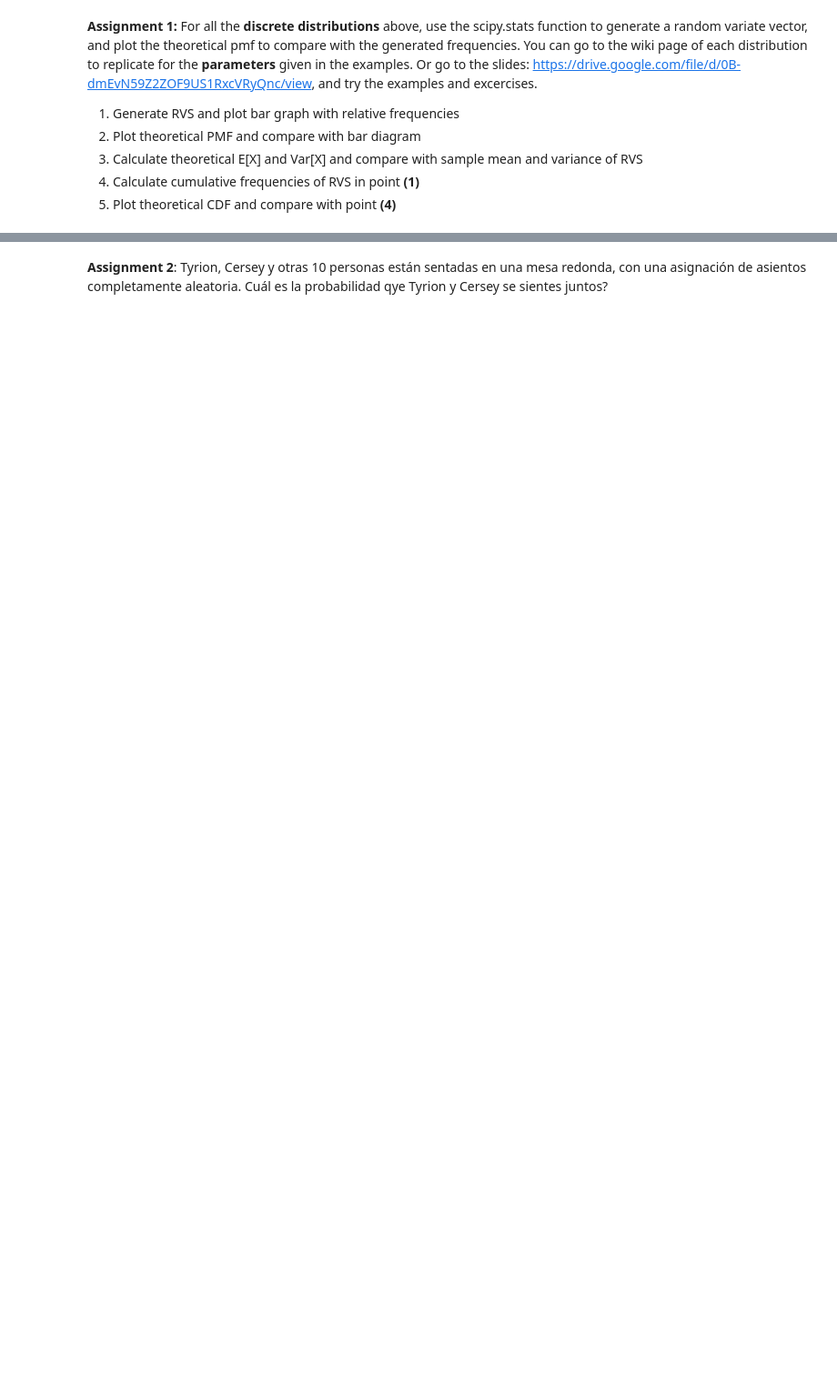
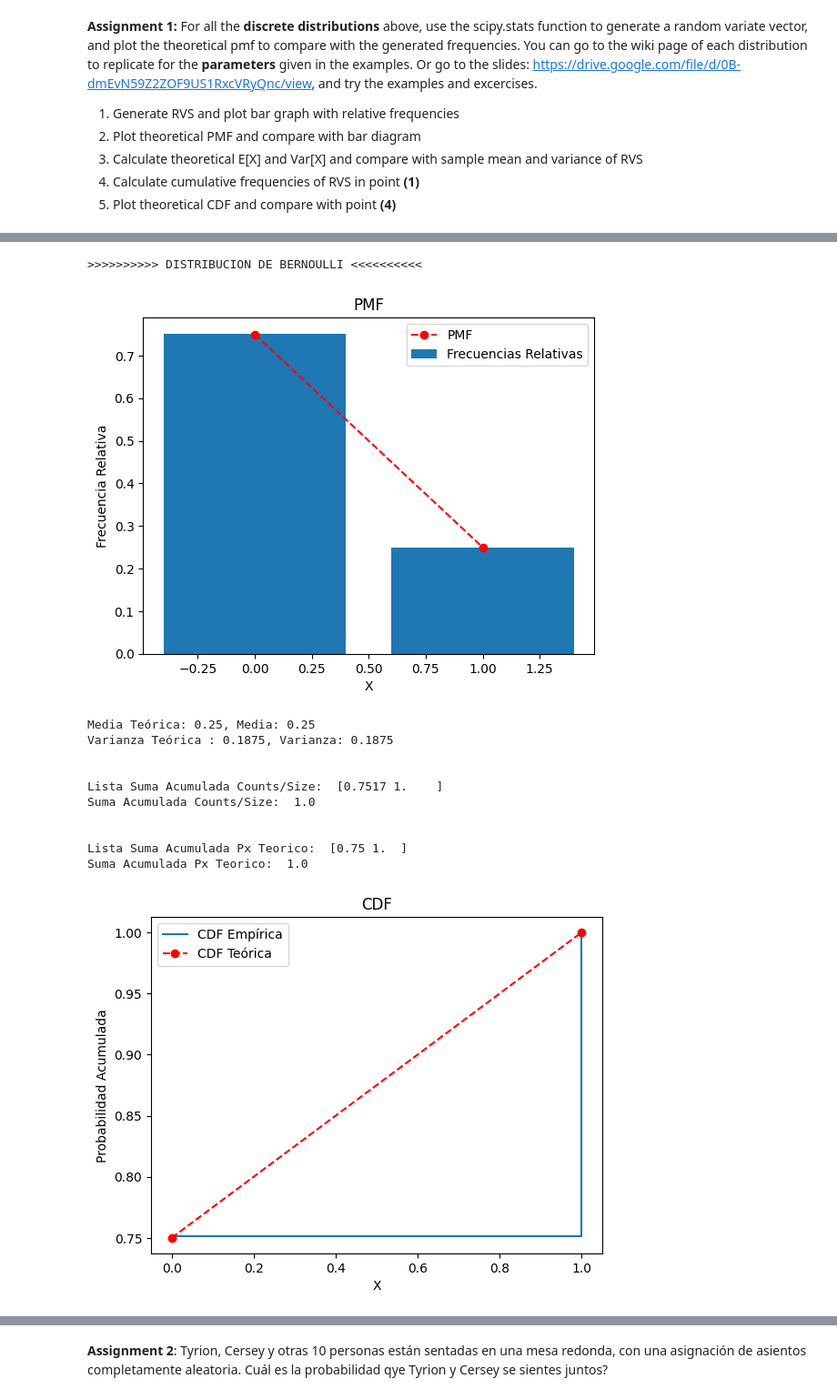
Before and after one commit to CHACHO617/Taller1ModelosYSimulacoin, a Jupyter notebook: Taller 5.ipynb, the cells around one changed output, grey strips where cells are left out. Shown at 91% size. Cells and saved outputs as stored; diff of their text form; code cells hidden in the pictures; blank space fills up the shorter version.

```diff
--- a/Taller 5.ipynb
+++ b/Taller 5.ipynb
@@ -785,0 +778,73 @@ Suma Acumulada Px Teorico:  0.9999236715846564
+# %%
+import numpy as np
+from scipy.stats import bernoulli
+import matplotlib.pyplot as plt
+
+print('>>>>>>>>>> DISTRIBUCION DE BERNOULLI <<<<<<<<<<')
+
+# Punto 1 ------------------------------------------------------
+
+# Generate Random Variates (RVS) and plot bar graph with relative frequencies
+size = 10000
+p = 0.25
+RVS = bernoulli.rvs(p, size=size)
+unique, counts = np.unique(RVS, return_counts=True)
+plt.bar(unique, counts / size, label='Frecuencias Relativas')
+
+# Punto 2 ------------------------------------------------------
+
+# Plot theoretical PMF and compare with bar diagram
+x_theoretical = np.array([0, 1])
+px_theoretical = bernoulli.pmf(x_theoretical, p)
+plt.plot(x_theoretical, px_theoretical, '--ro', label='PMF')
+plt.xlabel('X')
+plt.ylabel('Frecuencia Relativa')
+plt.title('PMF')
+plt.legend()
+plt.show()
+
+# Punto 3 ------------------------------------------------------
+# Calculate theoretical E[X] and Var[X] and compare with sample mean and variance of RVS
+theoretical_mean = p
+theoretical_variance = p*(1-p)
+
+sample_mean = bernoulli.mean(p)
+sample_variance = bernoulli.var(p)
+
+print(f'Media Teórica: {theoretical_mean}, Media: {sample_mean}')
+print(f'Varianza Teórica : {theoretical_variance}, Varianza: {sample_variance}')
+
+# Punto 4 ------------------------------------------------------
+# Calculate cumulative frequencies of RVS
+cumulative_counts = np.cumsum(counts / size)
+print("\n\nLista Suma Acumulada Counts/Size: ",cumulative_counts)
+print("Suma Acumulada Counts/Size: ", max(cumulative_counts))
+plt.step(unique, cumulative_counts, label='CDF Empírica', where='post')
+print("\n\nLista Suma Acumulada Px Teorico: ", np.cumsum(px_theoretical))
+print("Suma Acumulada Px Teorico: ", max(np.cumsum(px_theoretical)))
+
+
+# Punto 5 ------------------------------------------------------
+# Plot CDF
+x_cdf_theoretical = np.array([0, 1])
+cdf_theoretical = bernoulli.cdf(x_cdf_theoretical, p)
+plt.plot(x_cdf_theoretical, cdf_theoretical, '--ro', label='CDF Teórica')
+plt.xlabel('X')
+plt.ylabel('Probabilidad Acumulada')
+plt.title('CDF')
+plt.legend()
+plt.show()
+# %% [output]
+>>>>>>>>>> DISTRIBUCION DE BERNOULLI <<<<<<<<<<
+[figure, added]
+Media Teórica: 0.25, Media: 0.25
+Varianza Teórica : 0.1875, Varianza: 0.1875
+
+
+Lista Suma Acumulada Counts/Size:  [0.7517 1.    ]
+Suma Acumulada Counts/Size:  1.0
+
+
+Lista Suma Acumulada Px Teorico:  [0.75 1.  ]
+Suma Acumulada Px Teorico:  1.0
+[figure, added]
```
Also changed, not shown: parts of 17 cells of this notebook.
